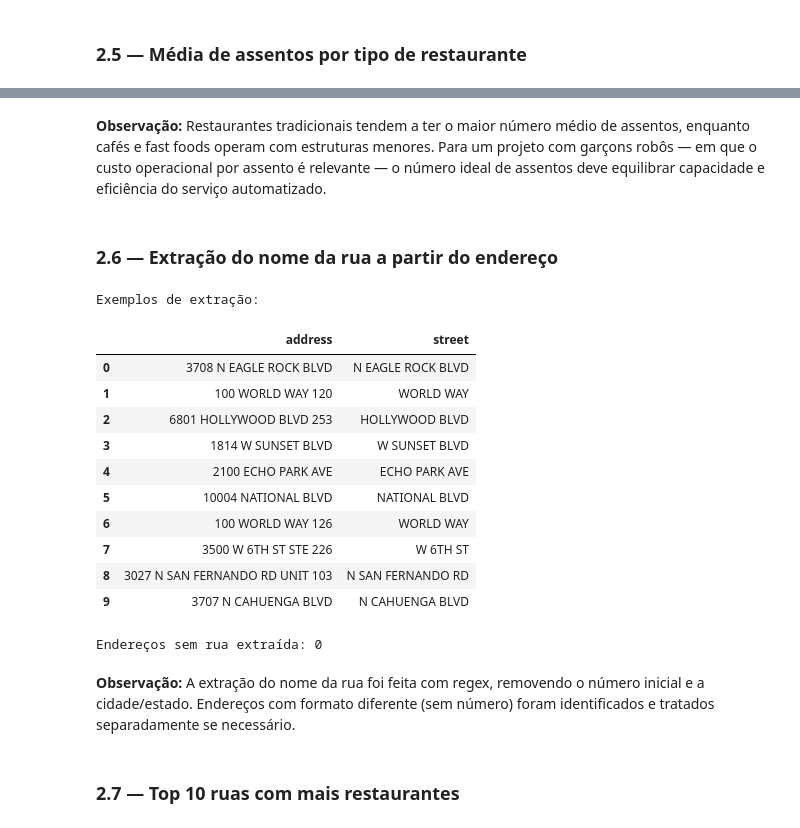
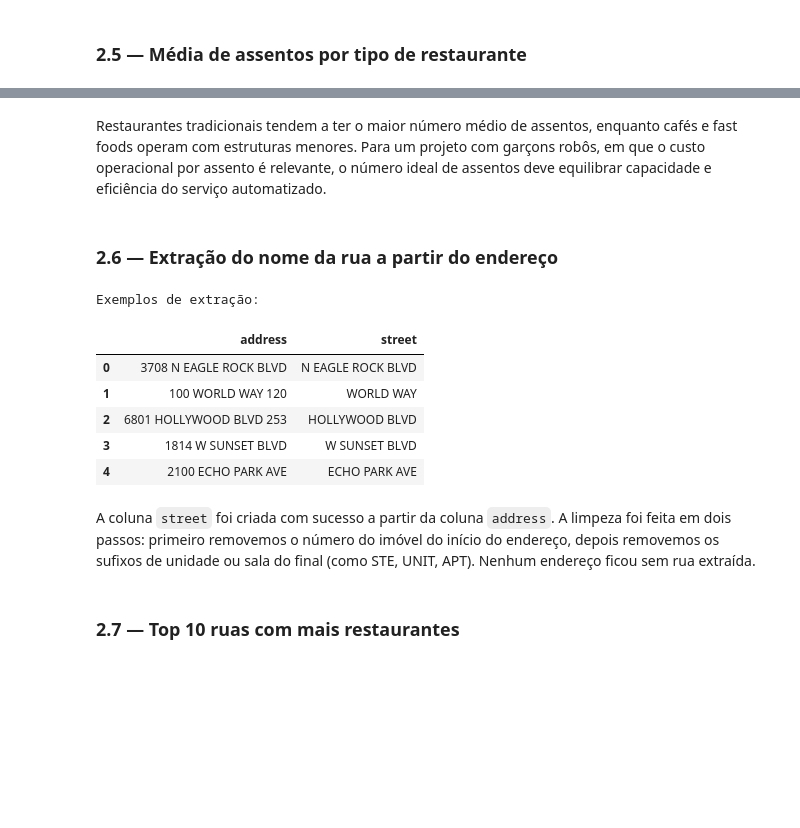
Before and after one commit to carinelit/cafeteria-robos-la-analise, a Jupyter notebook: Projeto Sprint 10.ipynb, the cells around one changed output, grey strips where cells are left out. Saved outputs shown, nothing was run; the diff lists cells and outputs as text; code cells hidden in the pictures; blank space fills up the shorter version.

```diff
--- a/Projeto Sprint 10.ipynb
+++ b/Projeto Sprint 10.ipynb
@@ -352,46 +315,34 @@ object_type  avg_seats
 # %% [markdown]
-**Observação:** Restaurantes tradicionais tendem a ter o maior número médio de assentos, enquanto cafés e fast foods operam com estruturas menores. Para um projeto com garçons robôs — em que o custo operacional por assento é relevante — o número ideal de assentos deve equilibrar capacidade e eficiência do serviço automatizado.
+Restaurantes tradicionais tendem a ter o maior número médio de assentos, enquanto cafés e fast foods operam com estruturas menores. Para um projeto com garçons robôs, em que o custo operacional por assento é relevante, o número ideal de assentos deve equilibrar capacidade e eficiência do serviço automatizado.
 # %% [markdown]
 ### 2.6 — Extração do nome da rua a partir do endereço
 # %%
-# Endereços no formato: "3708 N EAGLE ROCK BLVD" ou "3500 W 6TH ST STE 226"
-# Passo 1: remove o número inicial
-# Passo 2: remove sufixos de unidade no final (STE, UNIT, APT, # ou número solto)
+# Objetivo: extrair o nome da rua da coluna 'address' e salvar em uma nova coluna 'street'
+#
+# Os endereços estão no formato:  "3708 N EAGLE ROCK BLVD"  ou  "3500 W 6TH ST STE 226"
+# Para isolar apenas o nome da rua, aplicamos dois passos de limpeza:
+#   Passo 1 — remove o número do início:        "3708 N EAGLE ROCK BLVD"  →  "N EAGLE ROCK BLVD"
+#   Passo 2 — remove sufixo de unidade/sala:    "W 6TH ST STE 226"        →  "W 6TH ST"
 
 df['street'] = (
     df['address']
-    .str.replace(r'^\d+\s+', '', regex=True)          # remove número inicial
-    .str.replace(r'\s+(STE|SUITE|UNIT|APT|#)?\s*\d+\s*$', '', regex=True)  # remove suite/unit
+    .str.replace(r'^\d+\s+', '', regex=True) # Passo 1
+    .str.replace(r'\s+(STE|SUITE|UNIT|APT|#)?\s*\d+\s*$', '', regex=True)  # Passo 2
     .str.strip()
 )
 
-# Verificação
 print("Exemplos de extração:")
-df[['address', 'street']].head(10)
+df[['address', 'street']].head()
 # %% [output]
 Exemplos de extração:
 |  | address | street |
 | 0 | 3708 N EAGLE ROCK BLVD | N EAGLE ROCK BLVD |
 | 1 | 100 WORLD WAY 120 | WORLD WAY |
 | 2 | 6801 HOLLYWOOD BLVD 253 | HOLLYWOOD BLVD |
 | 3 | 1814 W SUNSET BLVD | W SUNSET BLVD |
 | 4 | 2100 ECHO PARK AVE | ECHO PARK AVE |
-| 5 | 10004 NATIONAL BLVD | NATIONAL BLVD |
-| 6 | 100 WORLD WAY 126 | WORLD WAY |
-| 7 | 3500 W 6TH ST STE 226 | W 6TH ST |
-| 8 | 3027 N SAN FERNANDO RD UNIT 103 | N SAN FERNANDO RD |
-| 9 | 3707 N CAHUENGA BLVD | N CAHUENGA BLVD |
-# %%
-# Verificação de extração falha (street nulo)
-nulls_street = df['street'].isnull().sum()
-print(f"Endereços sem rua extraída: {nulls_street}")
-if nulls_street > 0:
-    print("\nExemplos problemáticos:")
-    print(df[df['street'].isnull()]['address'].head(5))
-# %% [output]
-Endereços sem rua extraída: 0
 # %% [markdown]
-**Observação:** A extração do nome da rua foi feita com regex, removendo o número inicial e a cidade/estado. Endereços com formato diferente (sem número) foram identificados e tratados separadamente se necessário.
+A coluna `street` foi criada com sucesso a partir da coluna `address`. A limpeza foi feita em dois passos: primeiro removemos o número do imóvel do início do endereço, depois removemos os sufixos de unidade ou sala do final (como STE, UNIT, APT). Nenhum endereço ficou sem rua extraída.
 # %% [markdown]
 ### 2.7 — Top 10 ruas com mais restaurantes
 # %%
```
Also changed, not shown: parts of 13 cells of this notebook.
